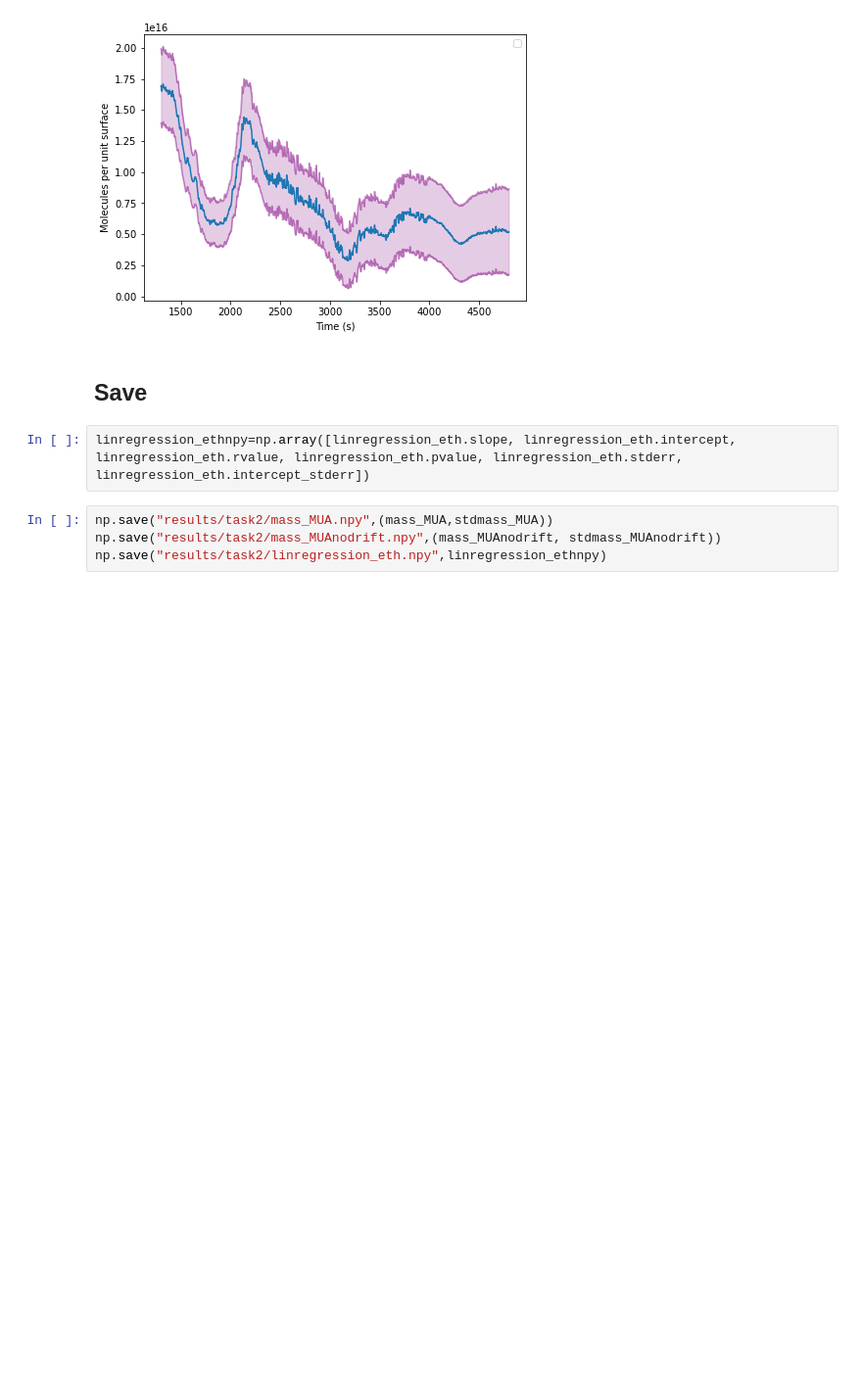
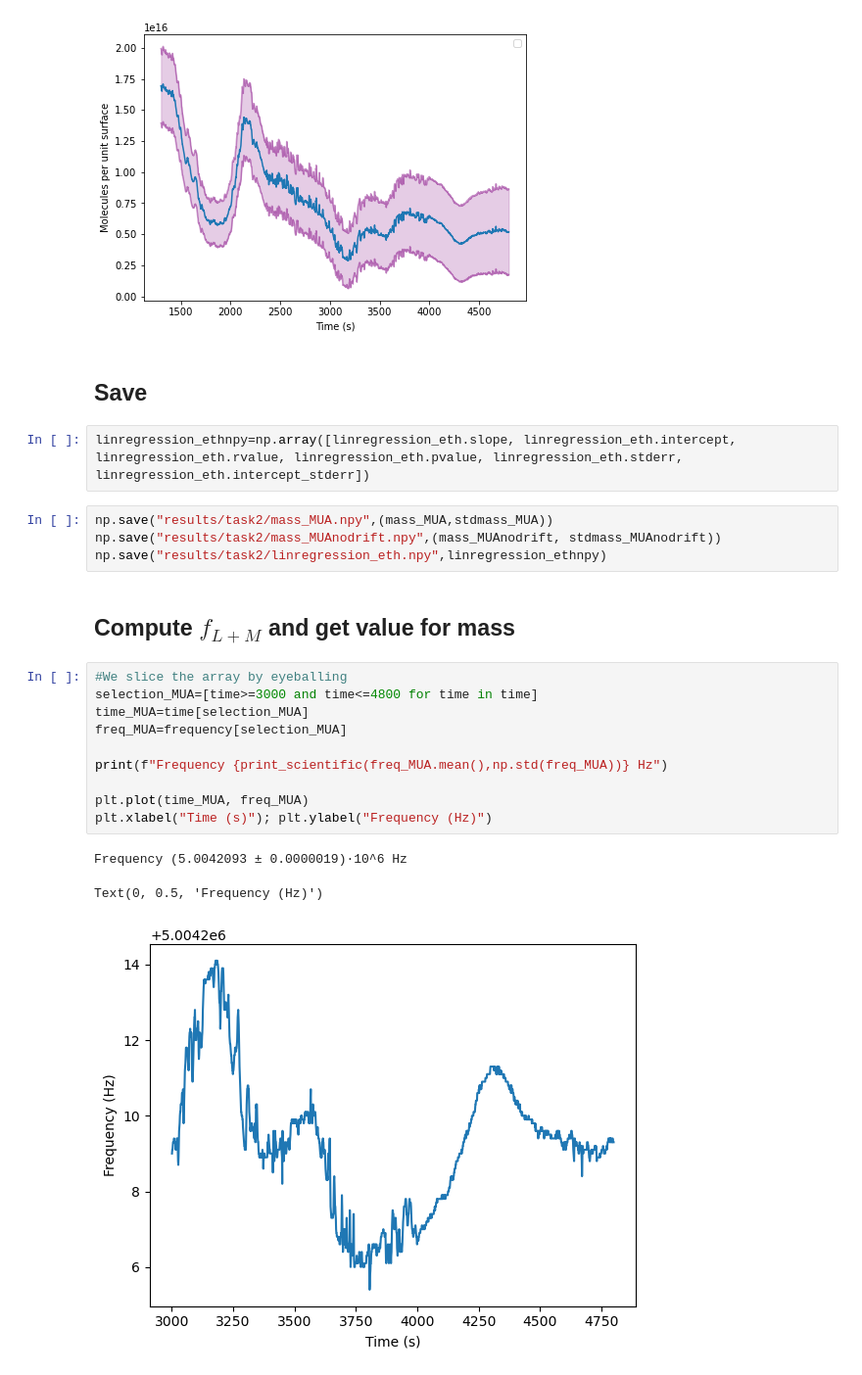
Before and after one commit to Nereumobu/advanced_lab_master, a Jupyter notebook: Ma_17/Task2_monolayer_MUA.ipynb, the cells around one changed output. Shown at 98% size. Drawn from its saved outputs; the diff is of its cells as text; blank space fills up the shorter version.

```diff
--- a/Ma_17/Task2_monolayer_MUA.ipynb
+++ b/Ma_17/Task2_monolayer_MUA.ipynb
@@ -332,3 +390,19 @@ linregression_ethnpy=np.array([linregression_eth.slope, linregression_eth.interc
 np.save("results/task2/mass_MUA.npy",(mass_MUA,stdmass_MUA))
 np.save("results/task2/mass_MUAnodrift.npy",(mass_MUAnodrift, stdmass_MUAnodrift))
 np.save("results/task2/linregression_eth.npy",linregression_ethnpy)
+# %% [markdown]
+## Compute $f_{L+M}$ and get value for mass
+# %%
+#We slice the array by eyeballing
+selection_MUA=[time>=3000 and time<=4800 for time in time]
+time_MUA=time[selection_MUA]
+freq_MUA=frequency[selection_MUA]
+
+print(f"Frequency {print_scientific(freq_MUA.mean(),np.std(freq_MUA))} Hz")
+
+plt.plot(time_MUA, freq_MUA)
+plt.xlabel("Time (s)"); plt.ylabel("Frequency (Hz)")
+# %% [output]
+Frequency (5.0042093 ± 0.0000019)·10^6 Hz
+Text(0, 0.5, 'Frequency (Hz)')
+[figure, added]
```
Also changed, not shown: parts of 21 cells of this notebook, 2 other files.
